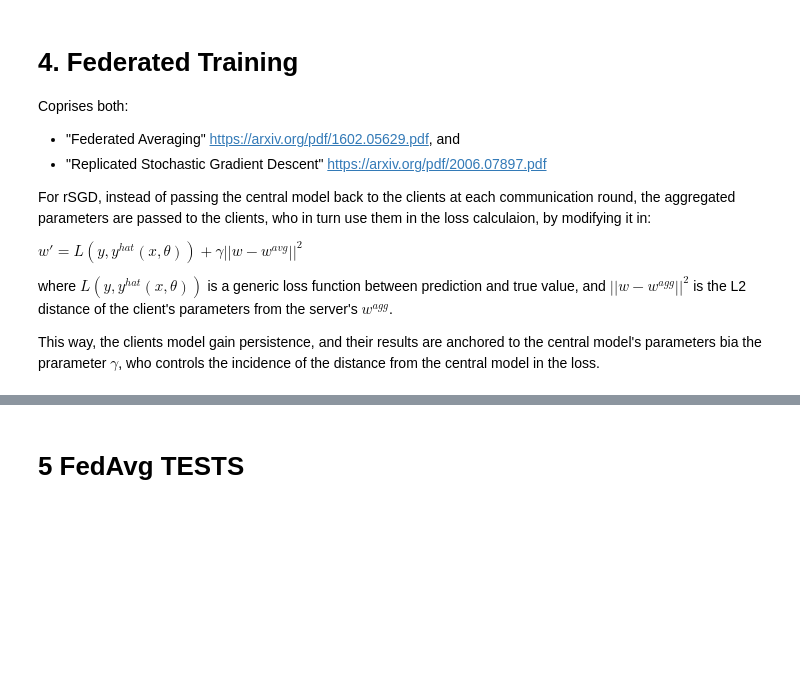
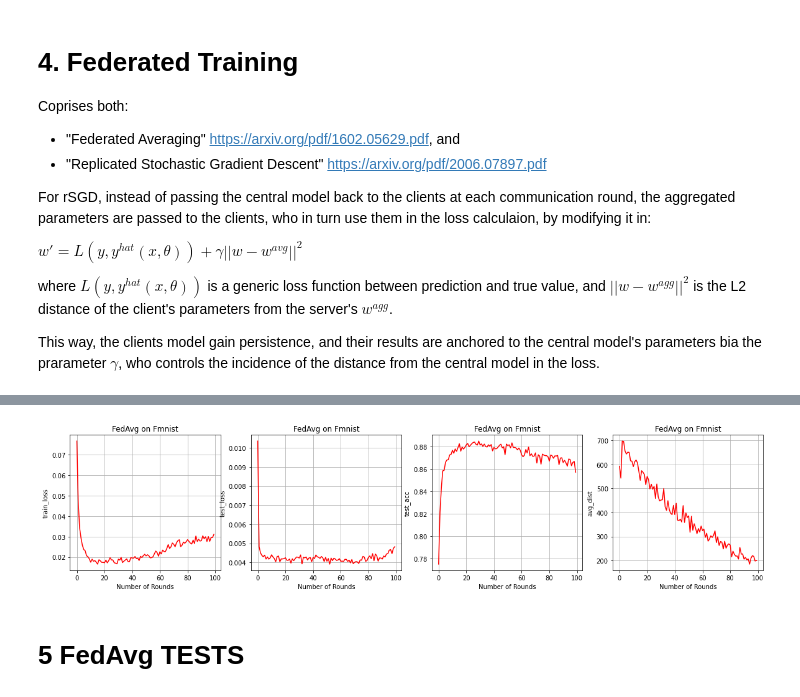
Before and after one commit to A-Botti/Federated-rSGD, a Jupyter notebook: r_SGD_for_Federated_Learning_v7.ipynb, the cells around one changed output, grey strips where cells are left out. Cells and saved outputs as stored; diff of their text form; code cells hidden in the pictures; blank space fills up the shorter version.

```diff
--- a/r_SGD_for_Federated_Learning_v7.ipynb
+++ b/r_SGD_for_Federated_Learning_v7.ipynb
@@ -340,3 +351,16 @@ Training done in: 0:01:38.917061
+# %%
+fig, (ax1, ax2, ax3, ax4) = plt.subplots(1, 4, sharey=False)
+fig.set_size_inches(20, 4)
+
+for ax, metr in zip((ax1, ax2, ax3, ax4), ["train_loss", "test_loss", "test_acc", "avg_dist"]):
+    m = df.metrics.item()[metr]
+
+    x = np.arange(len(m))
+    ax.plot(x, m, color = "red", linestyle = '-', label = f"{metr}")
+    ax.set(xlabel='Number of Rounds', ylabel=f'{metr}', title = "FedAvg on Fmnist")
+    ax.grid()
+# %% [output]
+[figure, added]
 # %% [markdown]
 # 5 FedAvg TESTS
 # %% [markdown]
```
Also changed, not shown: parts of 3 cells of this notebook.
